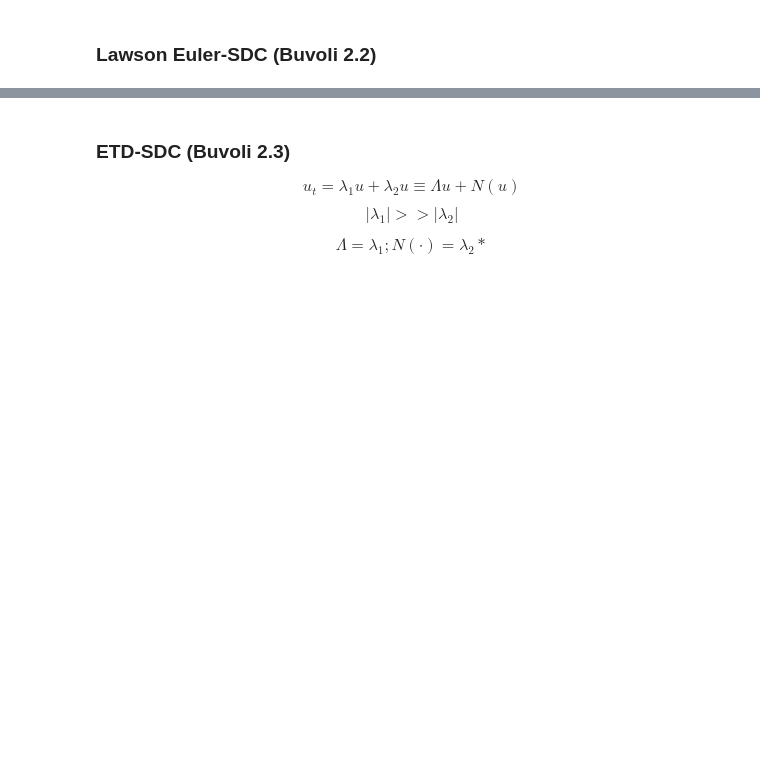
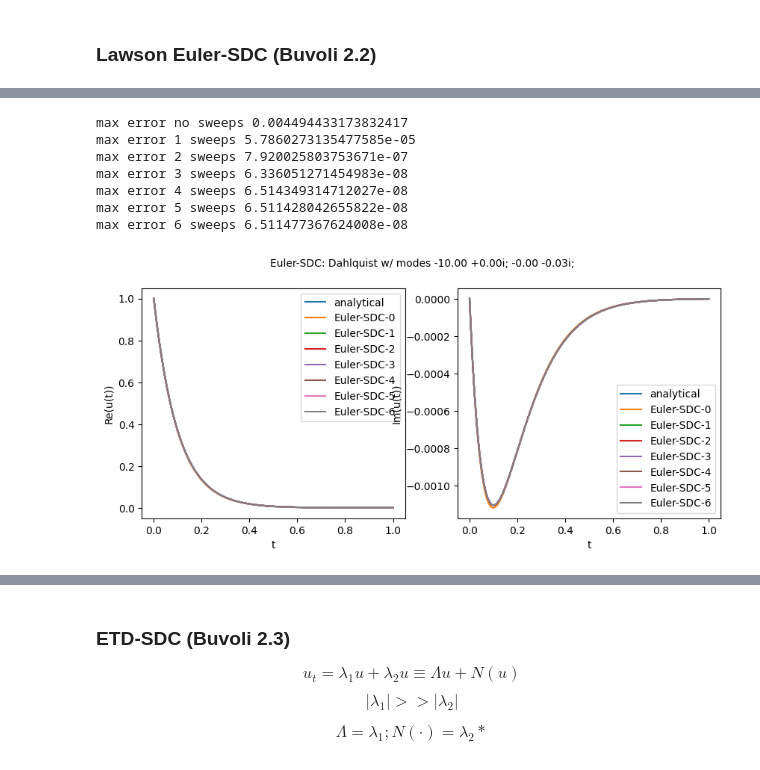
Before and after one commit to BoriskovaLiza/masterarbeit, a Jupyter notebook: Lawson.ipynb, the cells around one changed output, grey strips where cells are left out. Cells and saved outputs as stored; diff of their text form; code cells hidden in the pictures; blank space fills up the shorter version.

```diff
--- a/Lawson.ipynb
+++ b/Lawson.ipynb
@@ -154,0 +95,9 @@ max error Lawson-Euler 1.6554578165218458e-07
+# %%
+# error in Lawson vars
+print("Lawson Euler SDC: Lawson vars error")
+N, folds = 5, 10
+
+uv0 = u0
+fv = lambda t, x : x * l2
+for M in range(0, 6):
+    mySDC.benchmark(mySDC.Euler_SDC, (N, M, t, uv0, [fv]), lambda tt: np.exp(l2 * tt), folds)
@@ -154,0 +140,31 @@ max error Lawson-Euler 1.6554578165218458e-07
+# %%
+N = 5
+
+def fu(t, u):
+    return (l1 + l2) * u
+
+tau, u_sdc_0 = mySDC.Euler_SDC(N, 0, t, u0, [fu])
+analytical = np.exp((l1 + l2)*tau)
+
+M_max = 7
+u_sdc = [analytical, u_sdc_0]
+plot_names = ["analytical", "Euler-SDC-0"]
+print("max error no sweeps", np.max(np.abs(u_sdc_0 - analytical)))
+
+for M in range(1, M_max):
+    _, u = mySDC.Euler_SDC(N, M, t, u0, [fu])
+    u_sdc.append(u)
+    plot_names.append("Euler-SDC-" + str(M))
+    print("max error " + str(M) + " sweeps", np.max(np.abs(u - analytical)))
+
+# plot solution
+mySDC.plot_solutions("Euler-SDC", [l1, l2], plot_names, u_sdc, tau)
+# %% [output]
+max error no sweeps 0.004494433173832417
+max error 1 sweeps 5.7860273135477585e-05
+max error 2 sweeps 7.920025803753671e-07
+max error 3 sweeps 6.336051271454983e-08
+max error 4 sweeps 6.514349314712027e-08
+max error 5 sweeps 6.511428042655822e-08
+max error 6 sweeps 6.511477367624008e-08
+[figure, added]
```
Also changed, not shown: parts of 14 cells of this notebook, 1 other file.
